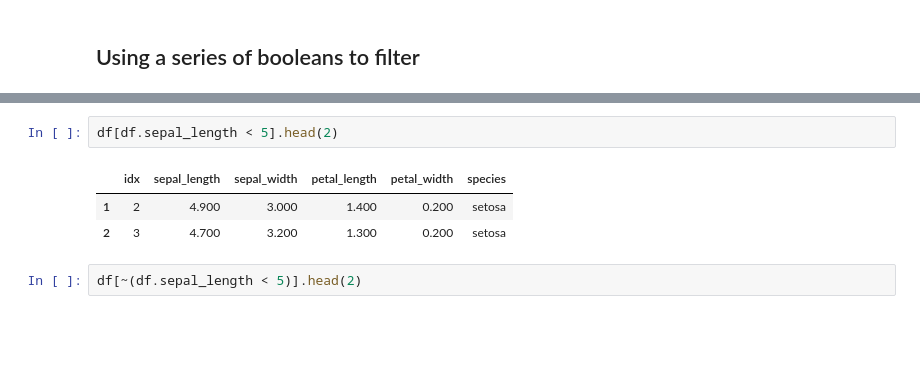
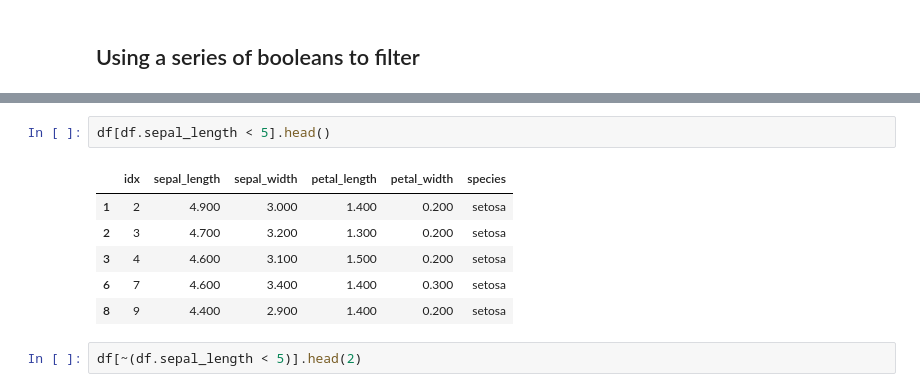
Before and after one commit to felixfan/scripts, a Jupyter notebook: python/ipynb/pandas.ipynb, the cells around one changed output, grey strips where cells are left out. Cells and saved outputs as stored; diff of their text form; blank space fills up the shorter version.

```diff
--- a/python/ipynb/pandas.ipynb
+++ b/python/ipynb/pandas.ipynb
@@ -337,9 +348,12 @@ Name: sepal_length, dtype: bool
 # %%
-df[df.sepal_length < 5].head(2)
+df[df.sepal_length < 5].head()
 # %% [output]
 |  | idx | sepal_length | sepal_width | petal_length | petal_width | species |
 | 1 | 2 | 4.900 | 3.000 | 1.400 | 0.200 | setosa |
 | 2 | 3 | 4.700 | 3.200 | 1.300 | 0.200 | setosa |
+| 3 | 4 | 4.600 | 3.100 | 1.500 | 0.200 | setosa |
+| 6 | 7 | 4.600 | 3.400 | 1.400 | 0.300 | setosa |
+| 8 | 9 | 4.400 | 2.900 | 1.400 | 0.200 | setosa |
 # %%
 df[~(df.sepal_length < 5)].head(2)
 # %% [output]
```
Also changed, not shown: parts of 19 cells of this notebook.
